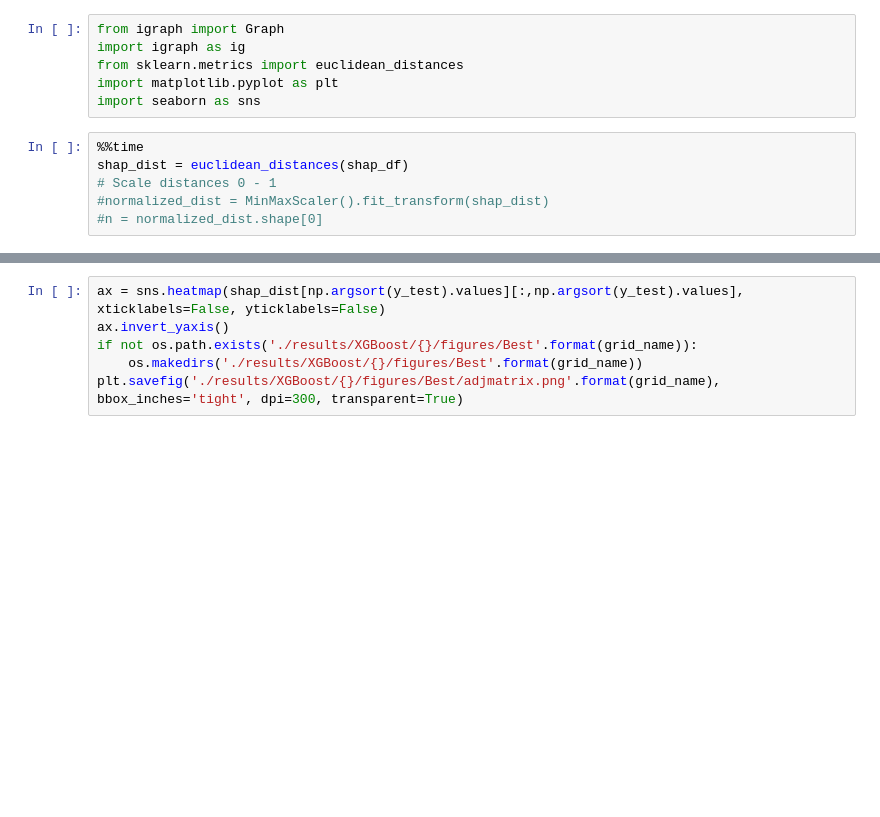
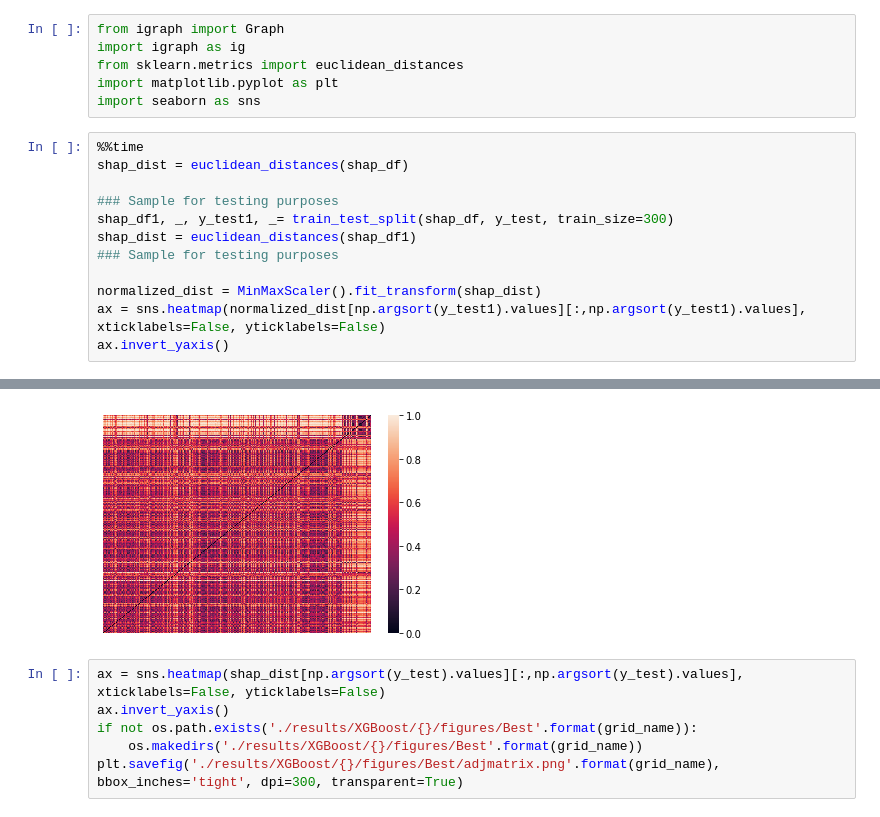
Before and after one commit to AzaelCC/Credit-Risk-Explainable-ML, a Jupyter notebook: src/ECAI_ExplainabilityAnalysis.ipynb, the cells around one changed output, grey strips where cells are left out. Cells and saved outputs as stored; diff of their text form; blank space fills up the shorter version.

```diff
--- a/src/ECAI_ExplainabilityAnalysis.ipynb
+++ b/src/ECAI_ExplainabilityAnalysis.ipynb
@@ -50,7 +45,13 @@ import seaborn as sns
 # %%
 %%time
 shap_dist = euclidean_distances(shap_df)
-# Scale distances 0 - 1
-#normalized_dist = MinMaxScaler().fit_transform(shap_dist)
-#n = normalized_dist.shape[0]
+
+### Sample for testing purposes
+shap_df1, _, y_test1, _= train_test_split(shap_df, y_test, train_size=300)
+shap_dist = euclidean_distances(shap_df1)
+### Sample for testing purposes
+
+normalized_dist = MinMaxScaler().fit_transform(shap_dist)
+ax = sns.heatmap(normalized_dist[np.argsort(y_test1).values][:,np.argsort(y_test1).values], xticklabels=False, yticklabels=False)
+ax.invert_yaxis()
 # %% [output]
@@ -59,3 +60,4 @@ Wall time: 162 ms
+[figure, added]
 # %%
 ax = sns.heatmap(shap_dist[np.argsort(y_test).values][:,np.argsort(y_test).values], xticklabels=False, yticklabels=False)
 ax.invert_yaxis()
```
Also changed, not shown: parts of 16 cells of this notebook.
